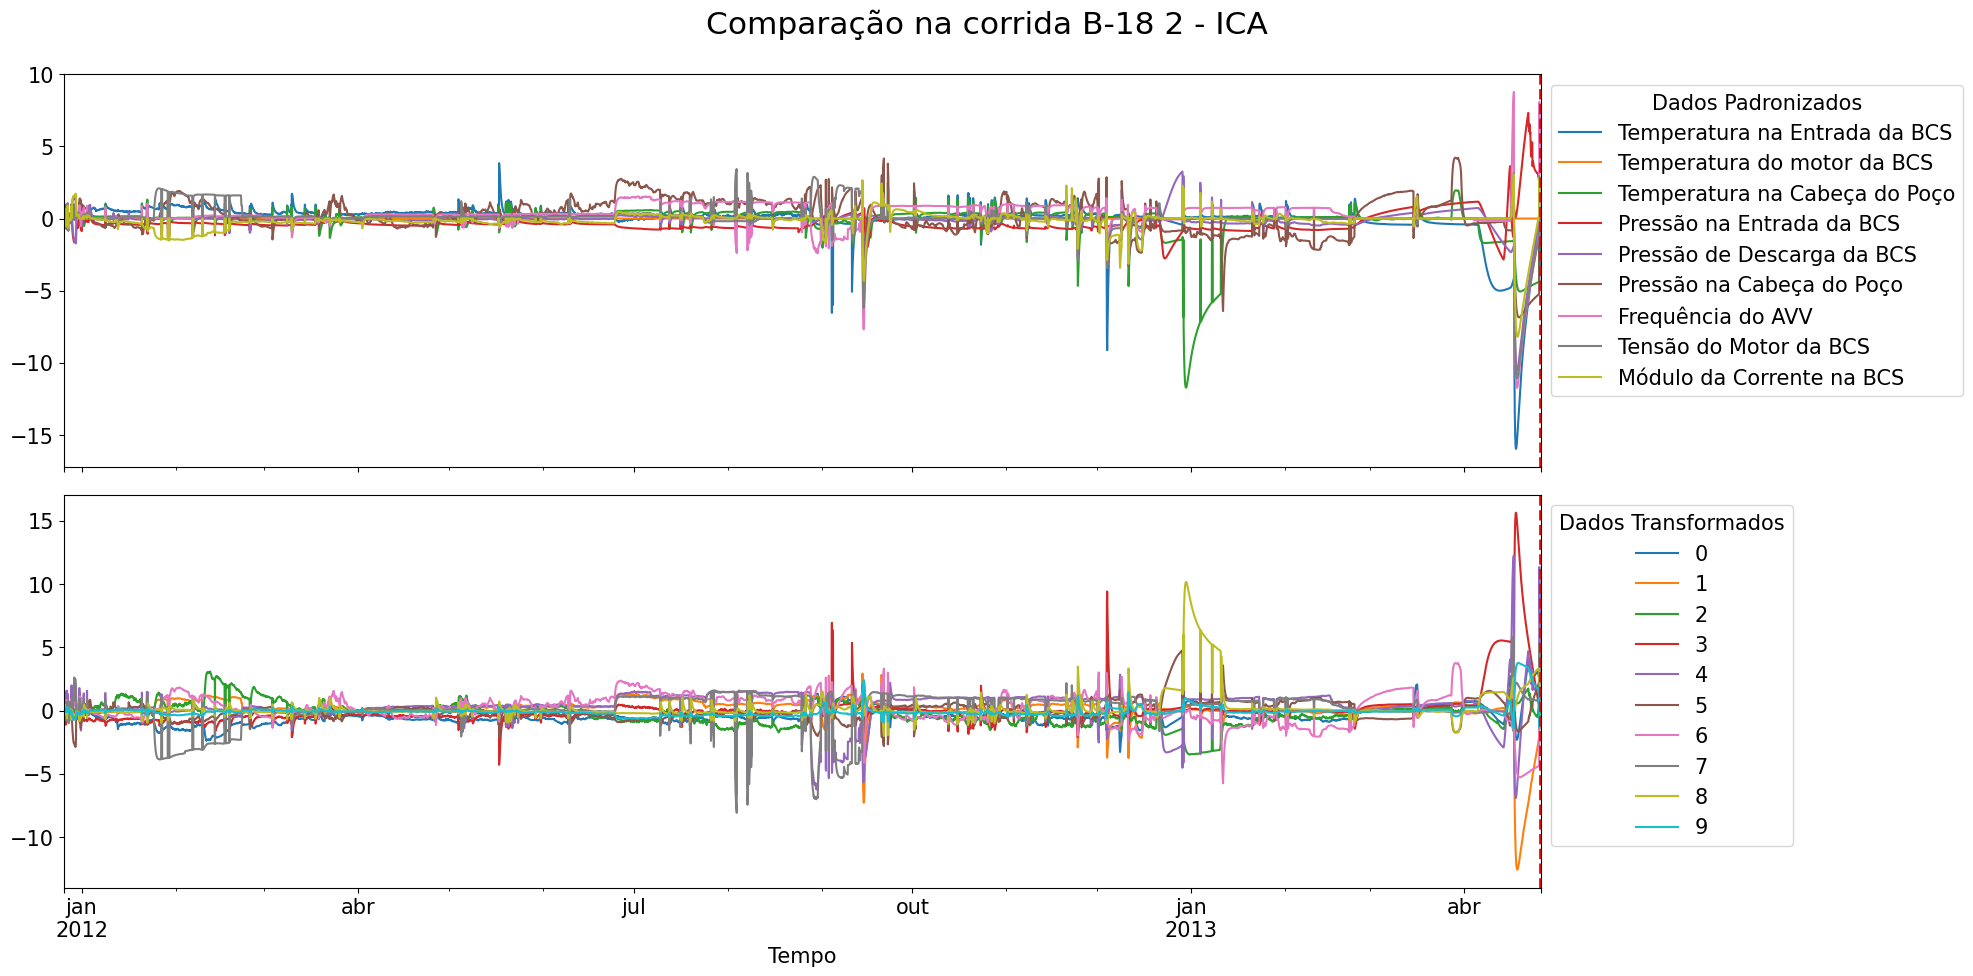
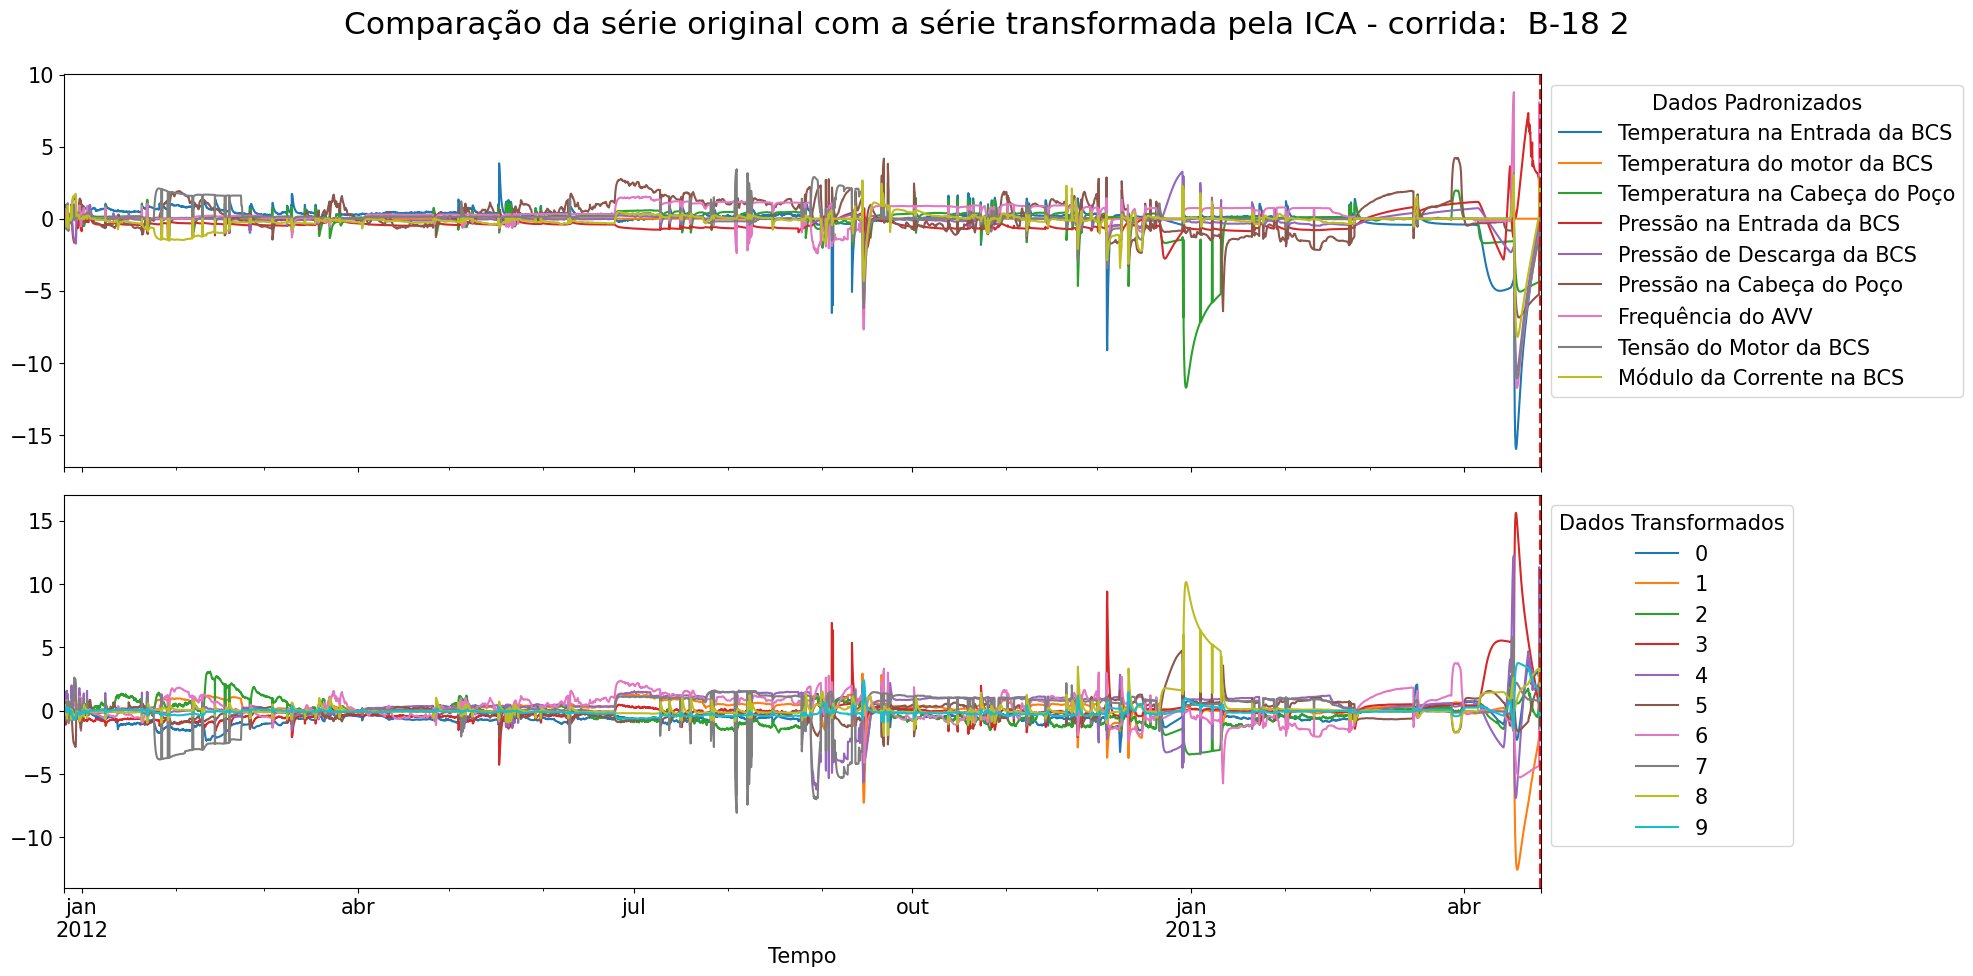
Unified diff of the notebook cell whose output changed from the first chart to the second:
--- before
+++ after
@@ -19,5 +19,5 @@
     ]
 
-fig,axs = li.ComparisionPlot(pumpDataOriginal,pumpData,"Comparação na corrida "+pump + " - ICA",ICAHeaders,Headers,english=False,padF = 1.12,figsizeT=(20,10))
+fig,axs = li.ComparisionPlot(pumpDataOriginal,pumpData,"Comparação da série original com a série transformada pela ICA - corrida:  "+pump,ICAHeaders,Headers,english=False,padF = 1.12,figsizeT=(20,10))
 plt.xlabel("Tempo")
 plt.savefig("../imagens_gerais/ICA_b_28_2.jpg")

Commit: modified:   examples/analise_dados_PCA.ipynb 	modified:   examples/analise_modelos_hmm_direta.ipynb